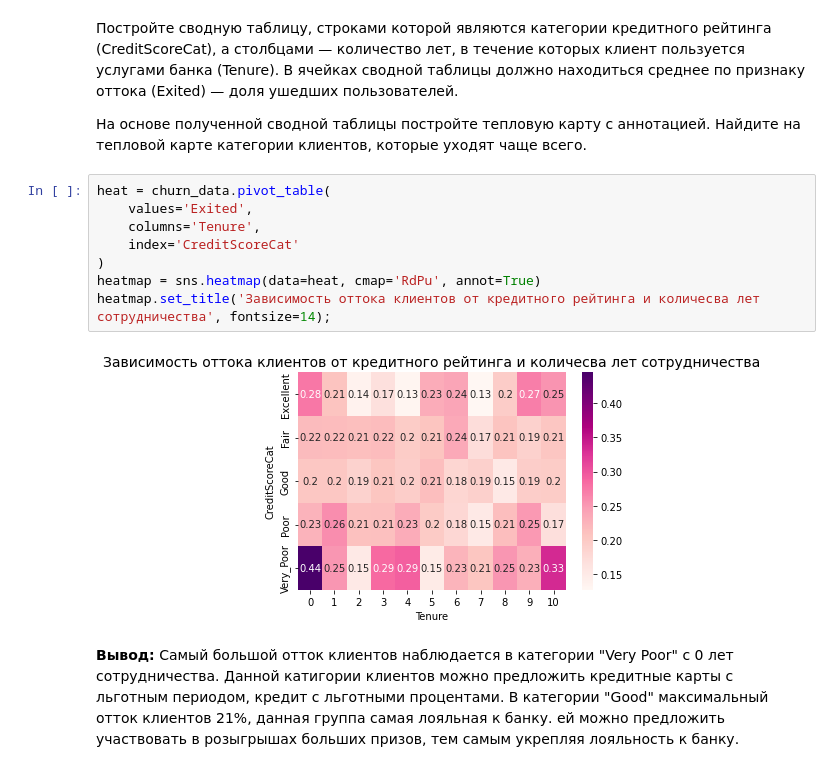
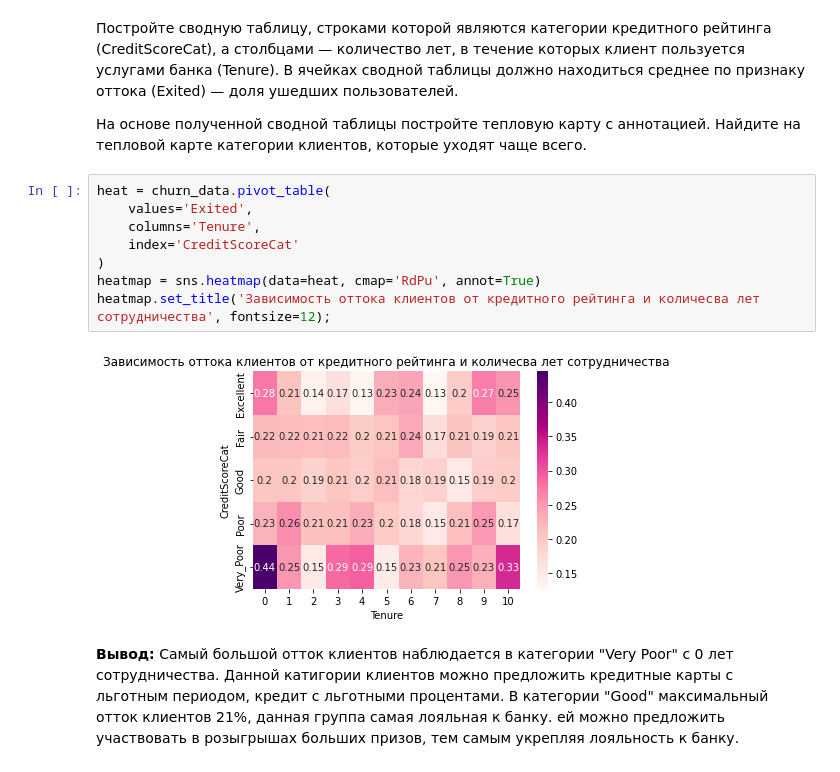
Before and after one commit to A1eksandraa/sf_homework, a Jupyter notebook: skillfactory/PY_13_Визуализация_данных/churn_homework.ipynb, the cells around one changed output. Drawn from its saved outputs; the diff is of its cells as text.

```diff
--- a/skillfactory/PY_13_Визуализация_данных/churn_homework.ipynb
+++ b/skillfactory/PY_13_Визуализация_данных/churn_homework.ipynb
@@ -229,12 +229,12 @@ churn_data['CreditScoreCat'] = churn_data['CreditScore'].apply(get_credit_score_
 # %%
 heat = churn_data.pivot_table(
     values='Exited',
     columns='Tenure',
     index='CreditScoreCat'
 )
 heatmap = sns.heatmap(data=heat, cmap='RdPu', annot=True)
-heatmap.set_title('Зависимость оттока клиентов от кредитного рейтинга и количесва лет сотрудничества', fontsize=14);
+heatmap.set_title('Зависимость оттока клиентов от кредитного рейтинга и количесва лет сотрудничества', fontsize=12);
 # %% [output]
-[figure, old version]
+[figure, new version]
 # %% [markdown]
 **Вывод:** Самый большой отток клиентов наблюдается в категории "Very Poor" с 0 лет сотрудничества. Данной катигории клиентов можно предложить кредитные карты с льготным периодом, кредит с льготными процентами. В категории "Good" максимальный отток клиентов 21%, данная группа самая лояльная к банку. ей можно предложить участвовать в розыгрышах больших призов, тем самым укрепляя лояльность к банку.
```
